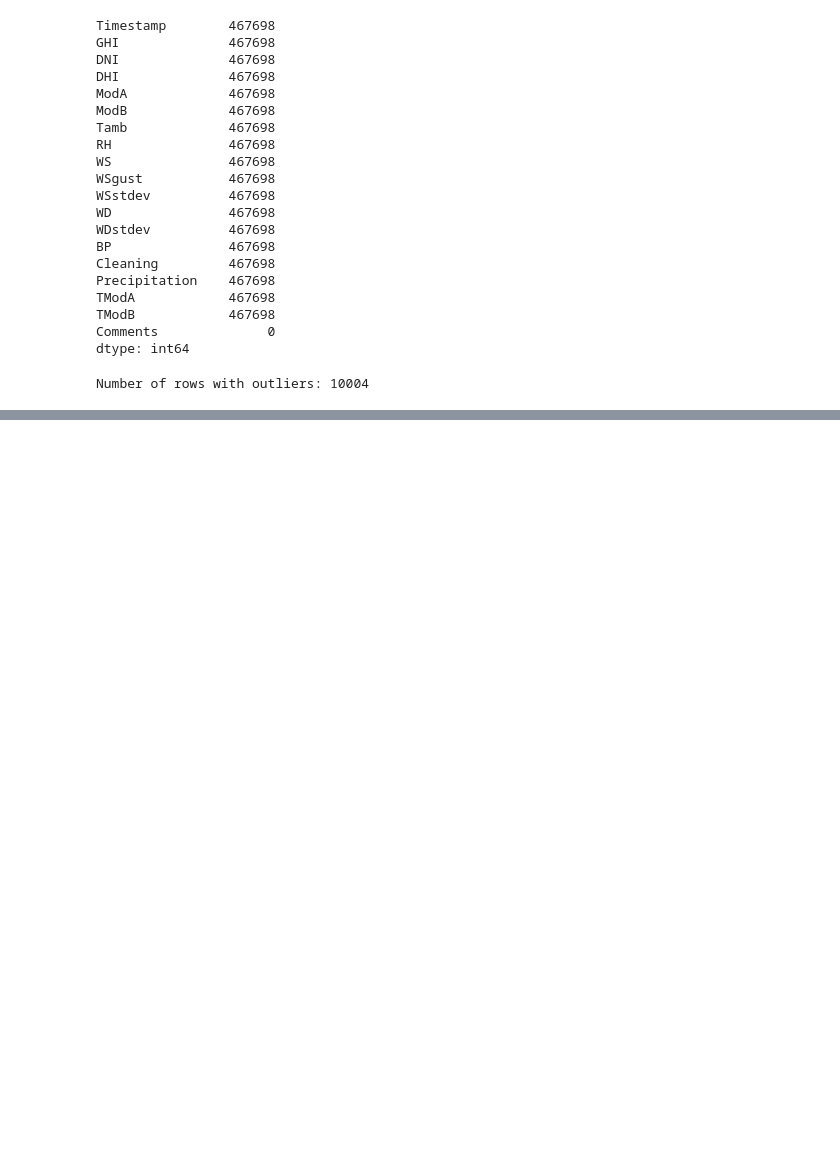
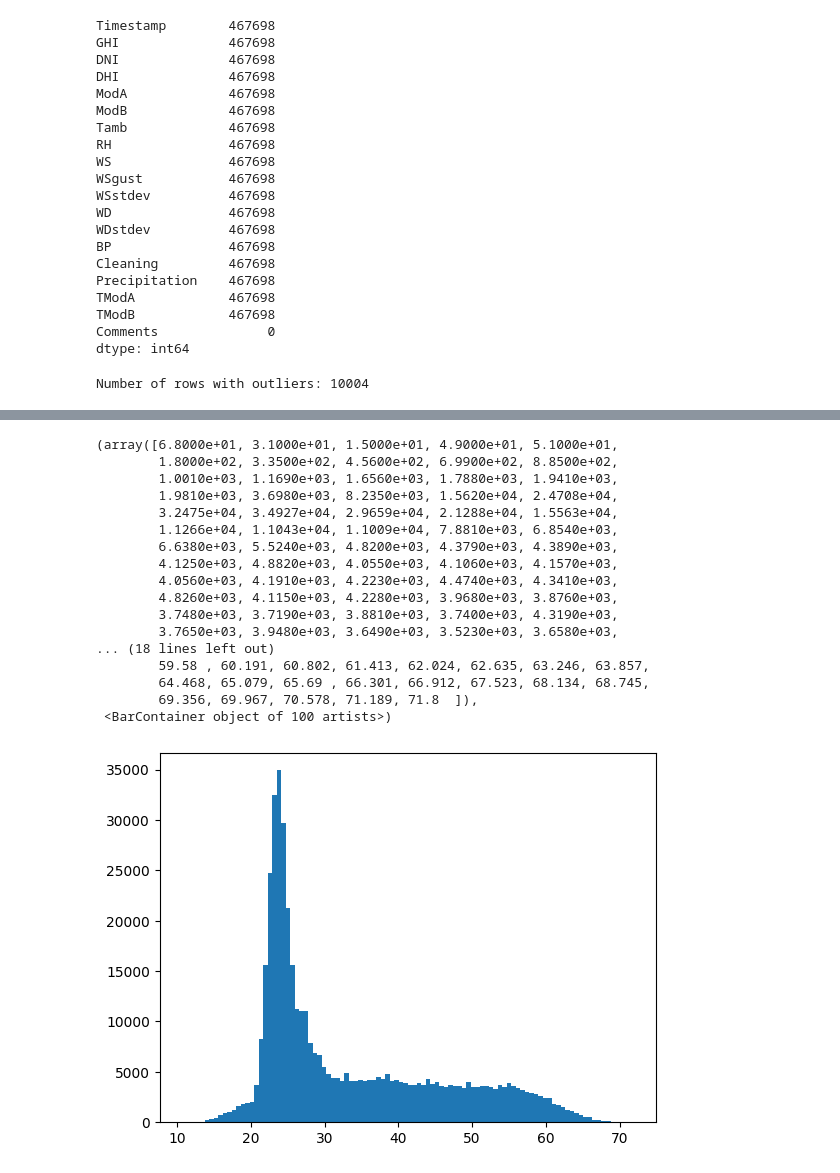
Before and after one commit to abelfx/solar-challenge-week0, a Jupyter notebook: notebooks/sierraleone_eda.ipynb, the cells around one changed output, grey strips where cells are left out. Cells and saved outputs as stored; diff of their text form; code cells hidden in the pictures; blank space fills up the shorter version.

```diff
--- a/notebooks/sierraleone_eda.ipynb
+++ b/notebooks/sierraleone_eda.ipynb
@@ -189,0 +197,22 @@ df_clean.to_csv("./data/sierraleone-bumbuna-clean.csv", index=False)
+# %%
+# checking if temperature is realistic
+plt.hist(df_clean["TModA"], bins=100)
+# %% [output]
+(array([6.8000e+01, 3.1000e+01, 1.5000e+01, 4.9000e+01, 5.1000e+01,
+        1.8000e+02, 3.3500e+02, 4.5600e+02, 6.9900e+02, 8.8500e+02,
+        1.0010e+03, 1.1690e+03, 1.6560e+03, 1.7880e+03, 1.9410e+03,
+        1.9810e+03, 3.6980e+03, 8.2350e+03, 1.5620e+04, 2.4708e+04,
+        3.2475e+04, 3.4927e+04, 2.9659e+04, 2.1288e+04, 1.5563e+04,
+        1.1266e+04, 1.1043e+04, 1.1009e+04, 7.8810e+03, 6.8540e+03,
+        6.6380e+03, 5.5240e+03, 4.8200e+03, 4.3790e+03, 4.3890e+03,
+        4.1250e+03, 4.8820e+03, 4.0550e+03, 4.1060e+03, 4.1570e+03,
+        4.0560e+03, 4.1910e+03, 4.2230e+03, 4.4740e+03, 4.3410e+03,
+        4.8260e+03, 4.1150e+03, 4.2280e+03, 3.9680e+03, 3.8760e+03,
+        3.7480e+03, 3.7190e+03, 3.8810e+03, 3.7400e+03, 4.3190e+03,
+        3.7650e+03, 3.9480e+03, 3.6490e+03, 3.5230e+03, 3.6580e+03,
+... (18 lines left out)
+        59.58 , 60.191, 60.802, 61.413, 62.024, 62.635, 63.246, 63.857,
+        64.468, 65.079, 65.69 , 66.301, 66.912, 67.523, 68.134, 68.745,
+        69.356, 69.967, 70.578, 71.189, 71.8  ]),
+ <BarContainer object of 100 artists>)
+[figure, added]
```
Also changed, not shown: parts of 4 cells of this notebook.
